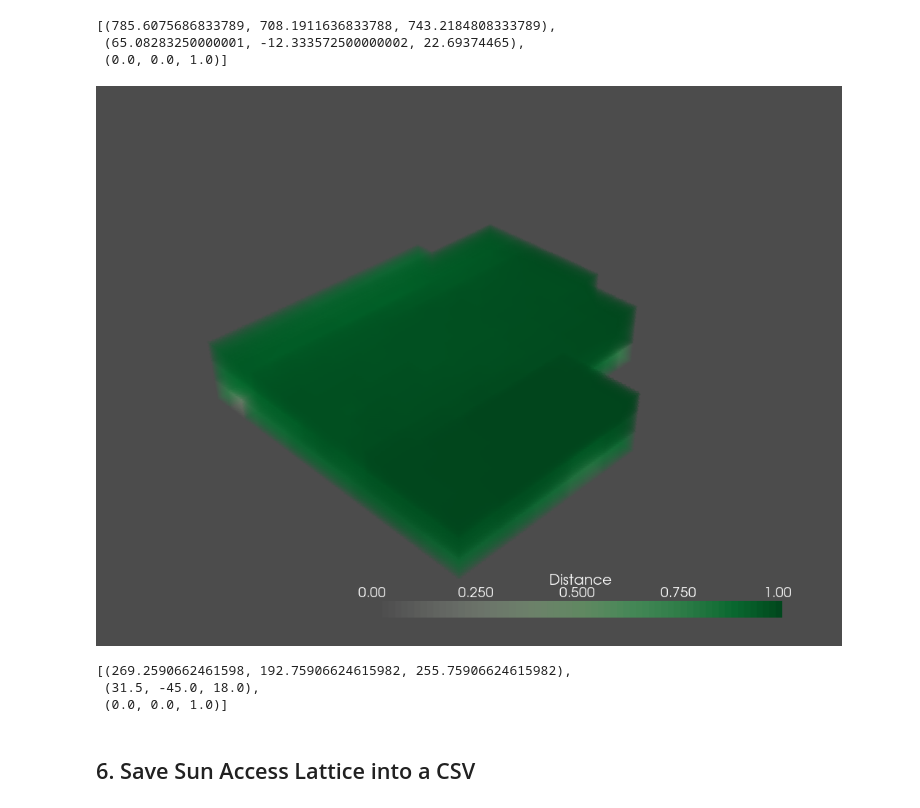
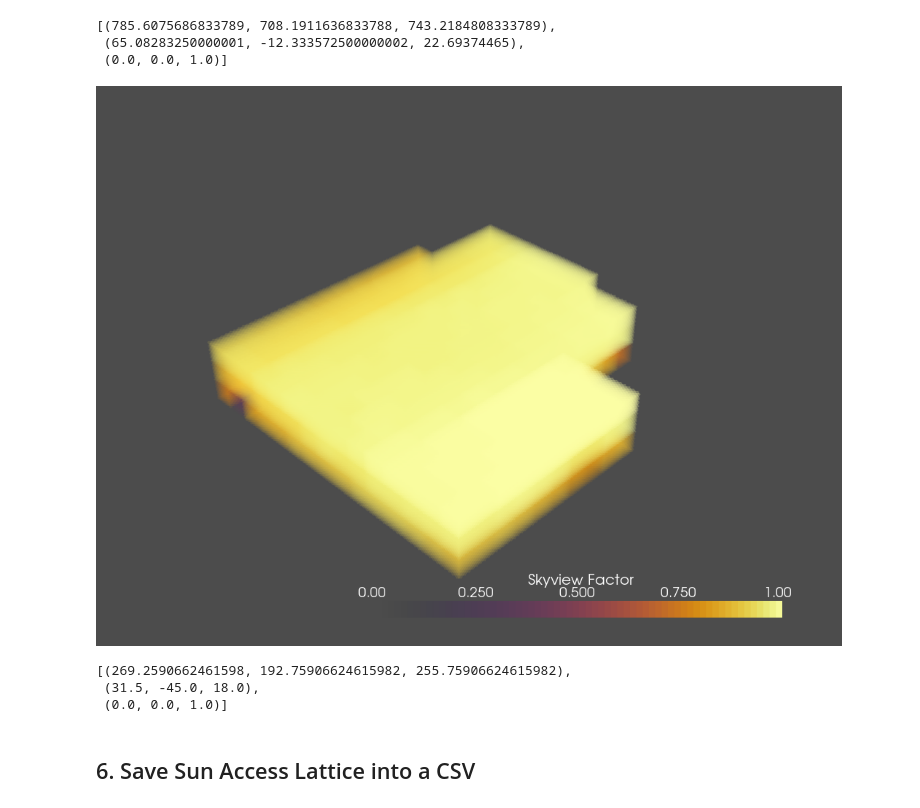
Before and after one commit to DaniqueBuchner/spatial_computing_project_template, a Jupyter notebook: Notebooks/Skyview.ipynb, the cells around one changed output. Drawn from its saved outputs; the diff is of its cells as text; code cells hidden in the pictures.

```diff
--- a/Notebooks/Skyview.ipynb
+++ b/Notebooks/Skyview.ipynb
@@ -263,29 +263,29 @@ ViewInteractiveWidget(height=768, layout=Layout(height='auto', width='100%'), wi
 # %%
 # initiating the plotter
 p = pv.Plotter()
 
 l = sv_lattice
 
 # Create the spatial reference
 grid = pv.UniformGrid()
 
 # Set the grid dimensions: shape because we want to inject our values
 grid.dimensions = l.shape
 # The bottom left corner of the data set
 grid.origin = l.minbound
 # These are the cell sizes along each axis
 grid.spacing = l.unit
 
 # Add the data values to the cell data
-grid.point_arrays["Distance"] = l.flatten(order="F")  # Flatten the Lattice
+grid.point_arrays["Skyview Factor"] = l.flatten(order="F")  # Flatten the Lattice
 
 # adding the volume
-p.add_volume(grid, cmap="Greens", shade=False, show_scalar_bar=True)
+p.add_volume(grid, cmap="inferno", shade=False, show_scalar_bar=True)
 
 # plotting
 p.show()
 # %% [output]
-[figure, old version]
+[figure, new version]
 [(269.2590662461598, 192.75906624615982, 255.75906624615982),
  (31.5, -45.0, 18.0),
  (0.0, 0.0, 1.0)]
```
Also changed, not shown: parts of 3 cells of this notebook, 1 other file.
